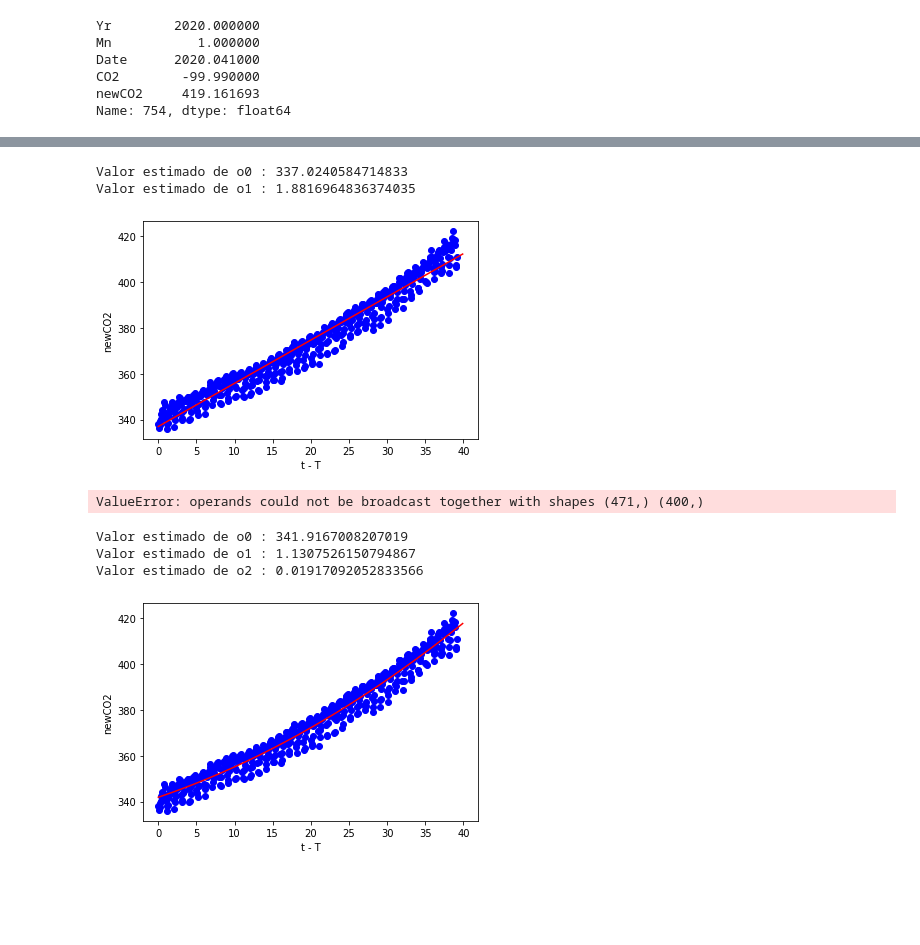
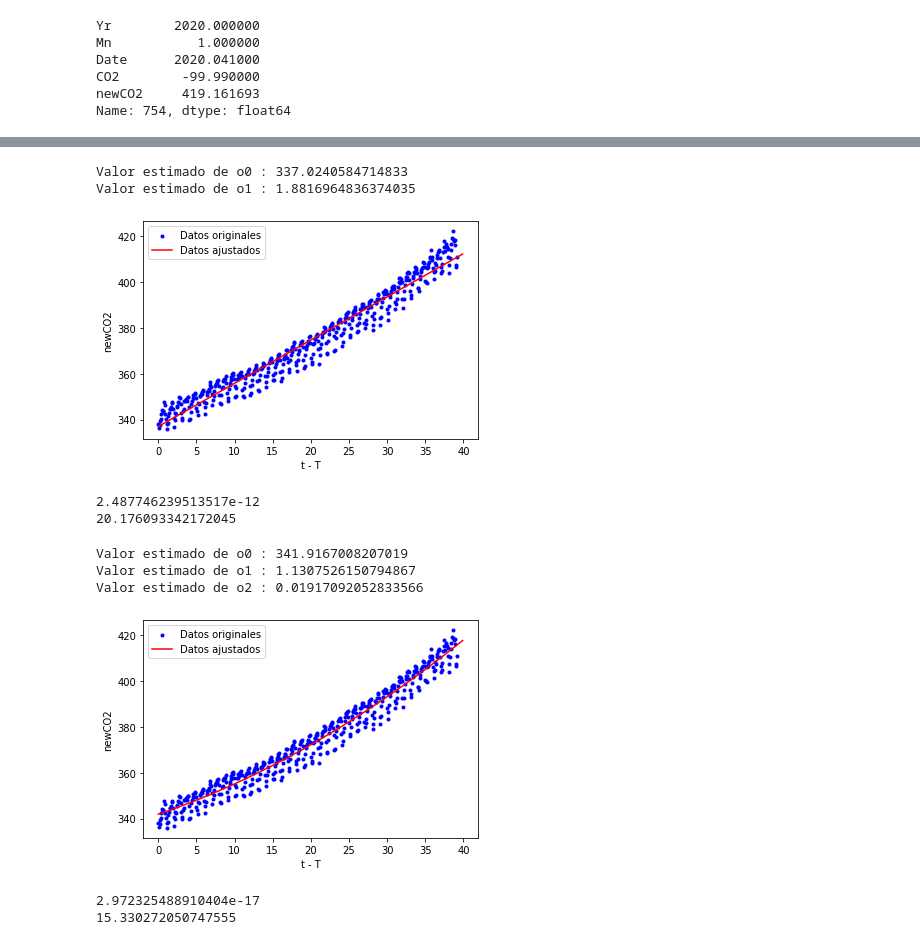
Before and after one commit to rlg23/Grupo2, a Jupyter notebook: TareaGrupo2_JC.ipynb, the cells around one changed output, grey strips where cells are left out. Saved outputs shown, nothing was run; the diff lists cells and outputs as text; code cells hidden in the pictures; blank space fills up the shorter version.

```diff
--- a/TareaGrupo2_JC.ipynb
+++ b/TareaGrupo2_JC.ipynb
@@ -218,6 +218,6 @@ newCO2     419.161693
 Name: 754, dtype: float64
 # %%
 import pandas as pd
-data_f['Polinomial'] = data_f.apply(lambda x: x['Date'] - data_f.Date.values[0], axis = 1)
+data_f['t-T'] = data_f.apply(lambda x: x['Date'] - data_f.Date.values[0], axis = 1)
 print(data_f)
 # %% [output]
@@ -252,7 +252,7 @@ from scipy.optimize import curve_fit
 def function(x,o0,o1=0):
    return o0+(x*0)
 
-x=data_f['Polinomial']
+x=data_f['t-T']
 x=np.array(x)
 y=data_f['newCO2']
 y=np.array(y)
@@ -266,8 +266,10 @@ o0,o1= popt
 x_new_value = np.arange(min(x), 40, 1)
 y_new_value = function(x_new_value, o0,0)
 
-plt.scatter(x,y,color="blue",label='Datos originales')
+plt.scatter(x,y,color="blue",label='Datos originales',marker='.')
+plt.legend(loc='upper left')
 plt.plot(x_new_value,y_new_value,color="red",label='Datos ajustados')
+plt.legend(loc='upper left')
 plt.xlabel('t - T')
 plt.ylabel('newCO2')
 print("Valor estimado de o0 : "+ str(o0))
@@ -275,12 +277,17 @@ print("Valor estimado de o1 : " + str(0))
 plt.show()
 
 #Error Cuadratico medio
+f=o0
+
+print(np.mean((y-f)/float(len(y))))
 
 #Hay que corregir
-x=np.array(x)
-x_new_value=np.array(x_new_value)
-ECM=(np.square(x-x_new_value)).mean()
-print(ECM)
+y=np.array(y)
+f=np.array(f)
+
+#no tengo idea por que da tan dierente
+#ECM=mean_squared_error(y,f)
+Eprint(ECM)
 # %% [output]
 Valor estimado de o0 : 373.878009372009
 Valor estimado de o1 : 0
@@ -292,46 +300,54 @@ ValueError: operands could not be broadcast together with shapes (471,) (40,)
 def function(x,o0,o1):
    return o0+(x*o1)
 
-x=data_f['Polinomial']
+x=data_f['t-T']
 x=np.array(x)
 y=data_f['newCO2']
 y=np.array(y)
 
 #x = data_f.Polinomial
 #y = data_f.newCO2
 
 popt,cov=scipy.optimize.curve_fit(function, x, y)
 o0,o1= popt
 
 x_new_value = np.arange(min(x), 40, 0.1)
 y_new_value = function(x_new_value, o0,o1)
 
-plt.scatter(x,y,color="blue",label='Datos originales')
+plt.scatter(x,y,color="blue",label='Datos originales',marker='.')
+plt.legend(loc='upper left')
 plt.plot(x_new_value,y_new_value,color="red",label='Datos ajustados')
+plt.legend(loc='upper left')
 plt.xlabel('t - T')
 plt.ylabel('newCO2')
 print("Valor estimado de o0 : "+ str(o0))
 print("Valor estimado de o1 : " + str(o1))
 plt.show()
 
 #Error Cuadratico medio
+f=o0+(x*o1)
+
+print(np.mean((y-f)/float(len(y))))
 
 #Hay que corregir
-x=np.array(x)
-x_new_value=np.array(x_new_value)
-ECM=(np.square(x-x_new_value)).mean()
+y=np.array(y)
+f=np.array(f)
+
+#no tengo idea por que da tan dierente
+ECM=mean_squared_error(y,f)
 print(ECM)
 # %% [output]
 Valor estimado de o0 : 337.0240584714833
 Valor estimado de o1 : 1.8816964836374035
-[figure, old version]
+[figure, new version]
-ValueError: operands could not be broadcast together with shapes (471,) (400,)
+2.487746239513517e-12
+20.176093342172045
 # %%
 #Para n=2
 def function(x,o0,o1,o2):
    return o0+(x*o1)+(o2*x**2)
 
-x=data_f['Polinomial']
+x=data_f['t-T']
 x=np.array(x)
 y=data_f['newCO2']
 y=np.array(y)
@@ -345,8 +361,10 @@ o0,o1,o2= popt
 x_new_value = np.arange(min(x), 40, 0.1)
 y_new_value = function(x_new_value, o0,o1,o2)
 
-plt.scatter(x,y,color="blue",label='Datos originales')
+plt.scatter(x,y,color="blue",label='Datos originales',marker='.')
+plt.legend(loc='upper left')
 plt.plot(x_new_value,y_new_value,color="red",label='Datos ajustados')
+plt.legend(loc='upper left')
 plt.xlabel('t - T')
 plt.ylabel('newCO2')
 print("Valor estimado de o0 : "+ str(o0))
@@ -354,18 +372,25 @@ print("Valor estimado de o1 : " + str(o1))
 print("Valor estimado de o2 : "+ str(o2))
 plt.show()
 
-#Error Cuadratico medio
+#Error cuadratico medio
+f=o0+(x*o1)+(o2*x**2)
+
+print(np.mean((y-f)/float(len(y))))
 
 #Hay que corregir
-x=np.array(x)
-x_new_value=np.array(x_new_value)
-ECM=(np.square(x-x_new_value)).mean()
+y=np.array(y)
+f=np.array(f)
+
+#no tengo idea por que da tan dierente
+ECM=mean_squared_error(y,f)
 print(ECM)
 # %% [output]
 Valor estimado de o0 : 341.9167008207019
 Valor estimado de o1 : 1.1307526150794867
 Valor estimado de o2 : 0.01917092052833566
-[figure, old version]
+[figure, new version]
+2.972325488910404e-17
+15.330272050747555
 # %%
 #Para n=3
 def function(x,o0,o1,o2,o3):
```
Also changed, not shown: parts of 8 cells of this notebook.
